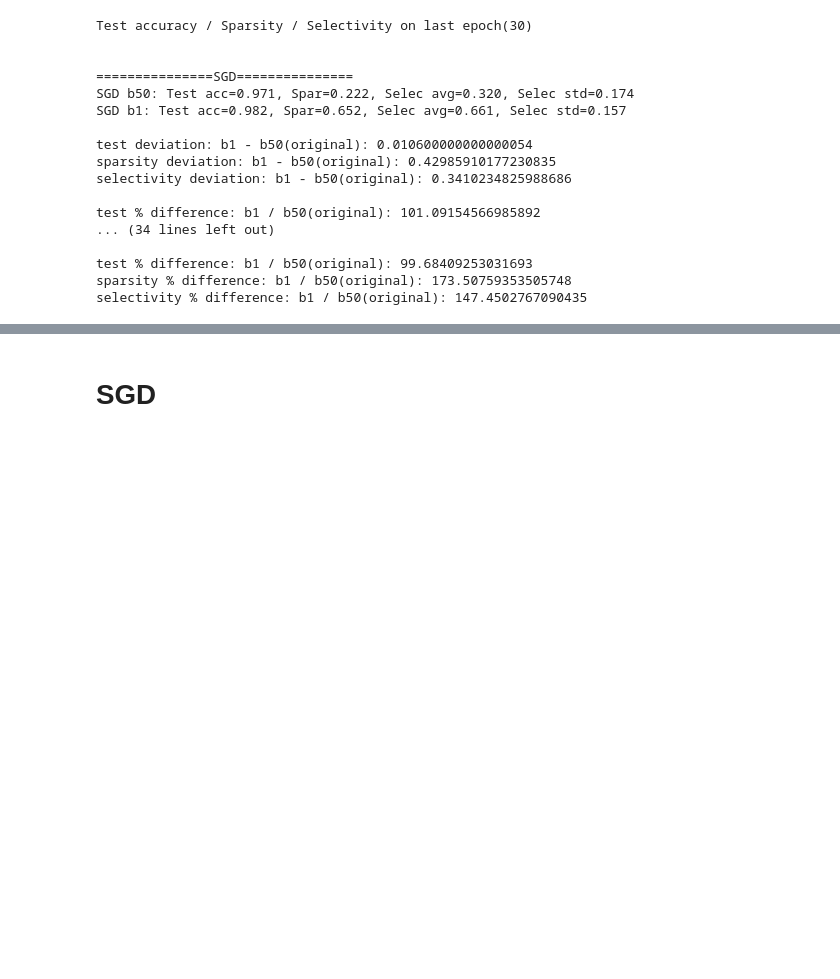
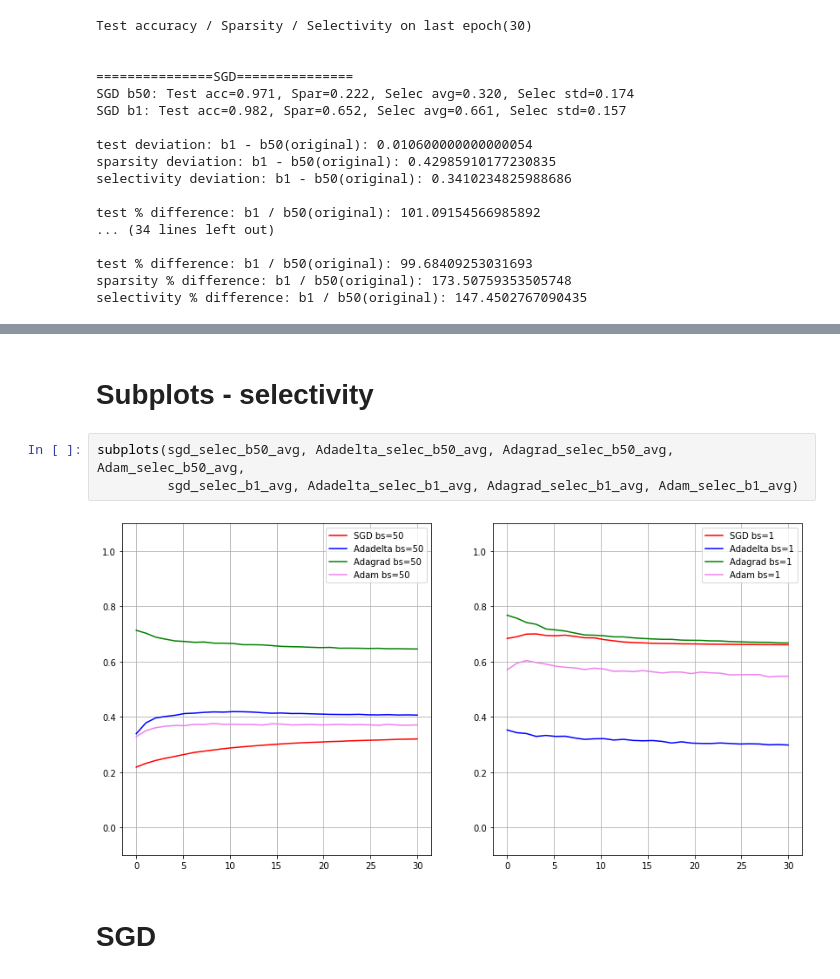
Before and after one commit to 7201krap/COMS30045_Individual-Project, a Jupyter notebook: FINAL/Graphs/data_batchsize/different_batch_size.ipynb, the cells around one changed output, grey strips where cells are left out. Drawn from its saved outputs; the diff is of its cells as text; blank space fills up the shorter version.

```diff
--- a/FINAL/Graphs/data_batchsize/different_batch_size.ipynb
+++ b/FINAL/Graphs/data_batchsize/different_batch_size.ipynb
@@ -113,3 +157,10 @@ selectivity % difference: b1 / b50(original): 147.4502767090435
+# %% [markdown]
+# Subplots - selectivity
+# %%
+subplots(sgd_selec_b50_avg, Adadelta_selec_b50_avg, Adagrad_selec_b50_avg, Adam_selec_b50_avg,
+         sgd_selec_b1_avg, Adadelta_selec_b1_avg, Adagrad_selec_b1_avg, Adam_selec_b1_avg)
+# %% [output]
+[figure, added]
 # %% [markdown]
 # SGD
 # %%
```
Also changed, not shown: parts of 10 cells of this notebook, 3 other files.
